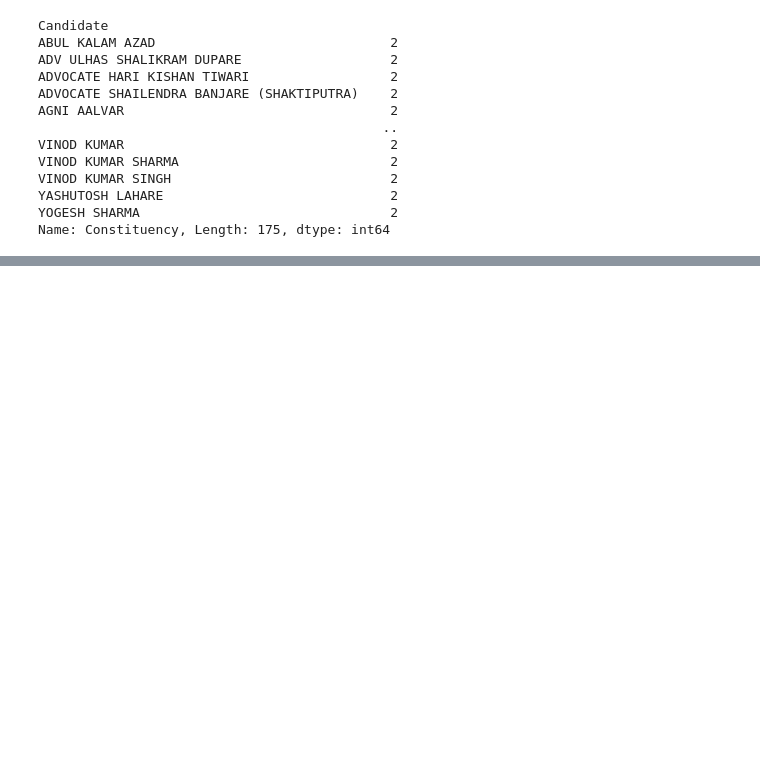
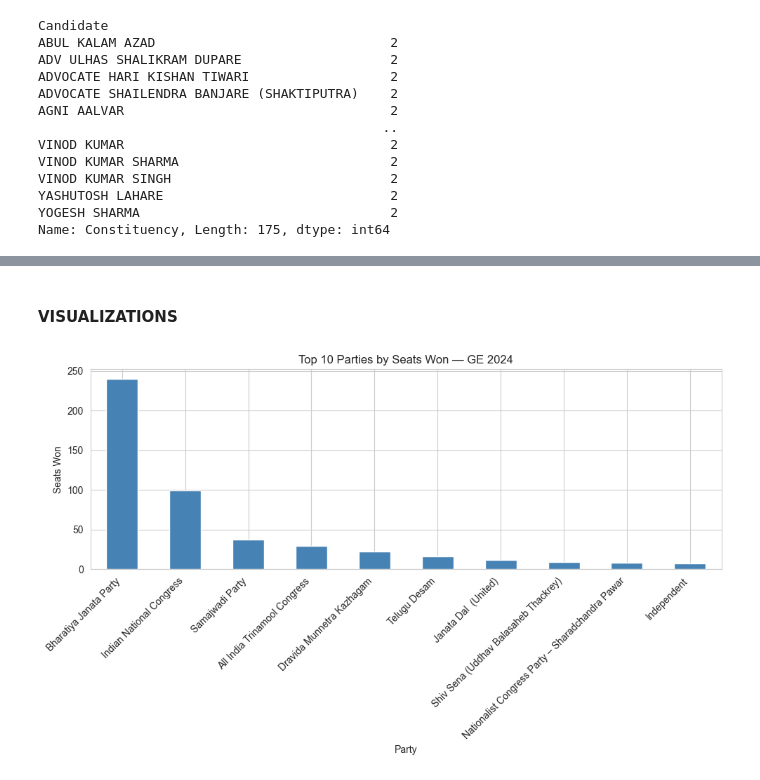
Before and after one commit to geershatisaxena/Election, a Jupyter notebook: res.ipynb, the cells around one changed output, grey strips where cells are left out. Saved outputs shown, nothing was run; the diff lists cells and outputs as text; code cells hidden in the pictures; blank space fills up the shorter version.

```diff
--- a/res.ipynb
+++ b/res.ipynb
@@ -984,0 +1064,11 @@ winners.nsmallest(10, "% of Votes")[["Candidate", "Constituency", "State", "Part
+# %% [markdown]
+#### ****VISUALIZATIONS****
+# %%
+plt.figure(figsize=(10, 6))
+seats_won.head(10).plot(kind="bar", color="steelblue")
+plt.title("Top 10 Parties by Seats Won — GE 2024")
+plt.ylabel("Seats Won")
+plt.xticks(rotation=45, ha="right")
+plt.tight_layout()
+# %% [output]
+[figure, added]
```
Also changed, not shown: parts of 15 cells of this notebook.
